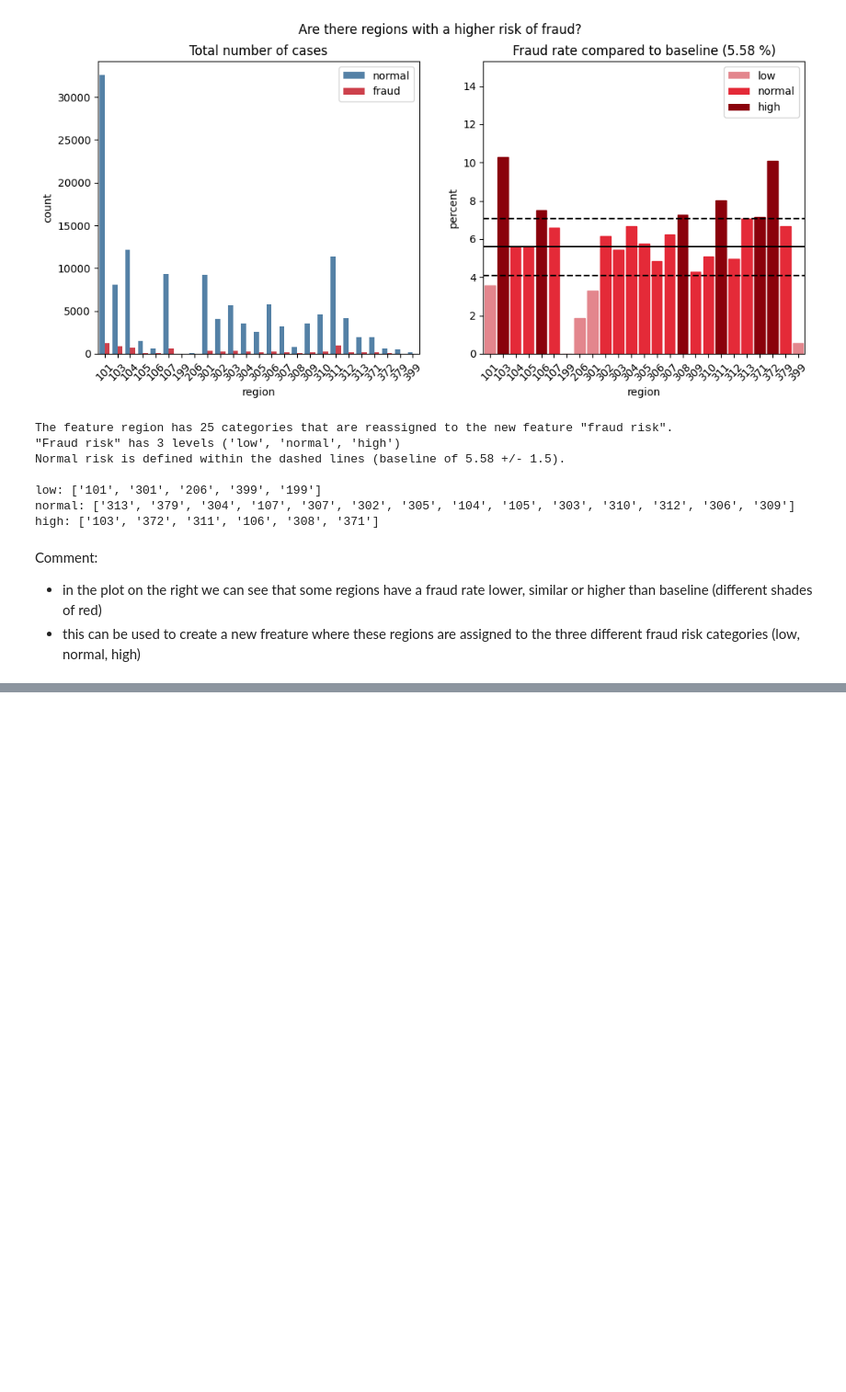
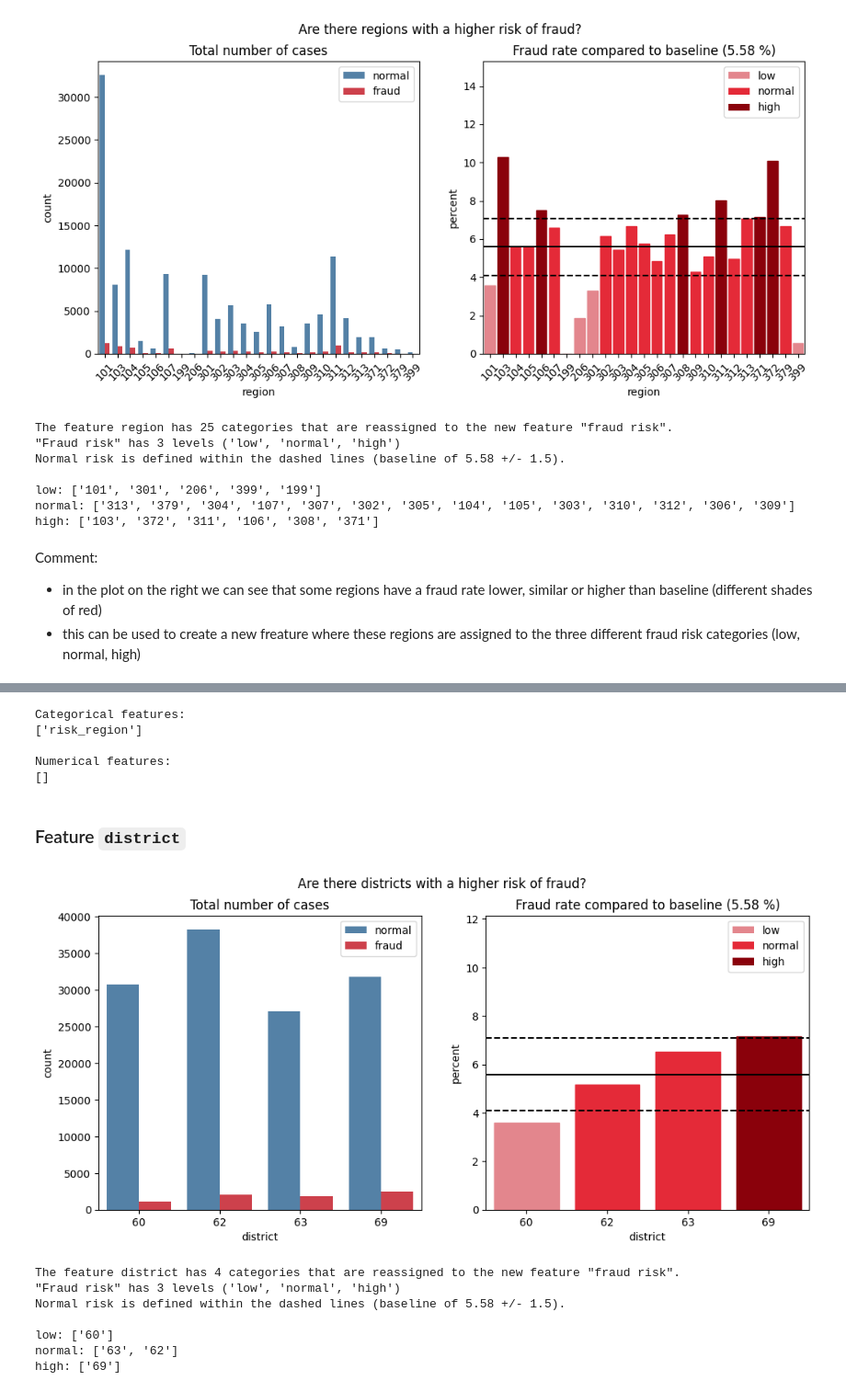
Before and after one commit to A-Lachs/ds_fraud_detection, a Jupyter notebook: EDA/EDA_notebook.ipynb, the cells around one changed output, grey strips where cells are left out. Shown at 92% size. Cells and saved outputs as stored; diff of their text form; code cells hidden in the pictures; blank space fills up the shorter version.

Commit message:
continue EDA feature engineering: categorical risk feature

```diff
--- a/EDA/EDA_notebook.ipynb
+++ b/EDA/EDA_notebook.ipynb
@@ -343,3 +347,8 @@ Comment:
 -   this can be used to create a new freature where these regions are assigned to the three different fraud risk categories (low, normal, high)
 # %%
 # 2. Create new feature
+df_client = create_fraud_risk_feature(df_client,
+                                      feature_in='region',
+                                      new_categories=risk_categories_region,
+                                      verbose=True)
+df_client.head(2)
@@ -345,0 +365,31 @@ Comment:
+# %%
+# 3. Save feature names for modelling
+
+CAT_FEATURES = add_feature_to_list('risk_region', CAT_FEATURES)
+
+print(f'Categorical features:\n{CAT_FEATURES}')
+print(f'\nNumerical features:\n{NUM_FEATURES}')
+# %% [output]
+Categorical features:
+['risk_region']
+
+Numerical features:
+[]
+# %% [markdown]
+### Feature `district`
+# %%
+# 1. Plotting
+grouped_df_district, risk_categories_district  = subplopts_fraud_per_category(df_client,
+                                                                              feature='district',
+                                                                              fraud_baseline=FRAUD_BASELINE,
+                                                                              fraud_range=FRAUD_RANGE,
+                                                                              verbose=True)
+# %% [output]
+[figure, added]
+The feature district has 4 categories that are reassigned to the new feature "fraud risk".
+"Fraud risk" has 3 levels ('low', 'normal', 'high')
+Normal risk is defined within the dashed lines (baseline of 5.58 +/- 1.5).
+
+low: ['60']
+normal: ['63', '62']
+high: ['69']
```
Also changed, not shown: parts of 6 cells of this notebook, 2 other files.
